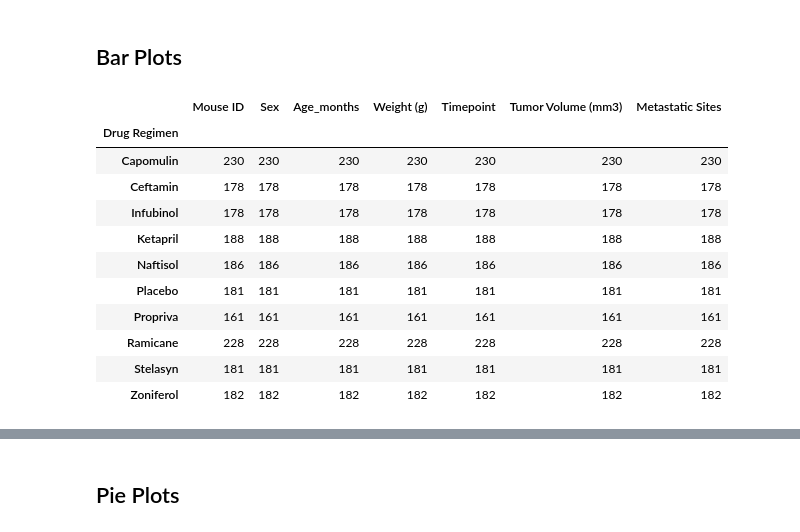
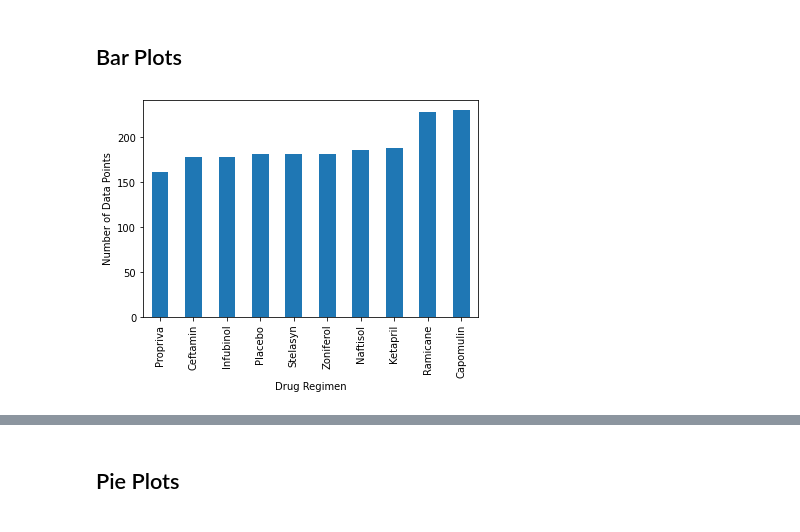
Before and after one commit to Ntorres95/matplotlib-hw, a Jupyter notebook: pymaceuticals_starter.ipynb, the cells around one changed output, grey strips where cells are left out. Saved outputs shown, nothing was run; the diff lists cells and outputs as text; code cells hidden in the pictures.

```diff
--- a/pymaceuticals_starter.ipynb
+++ b/pymaceuticals_starter.ipynb
@@ -148,18 +144,19 @@ complete_stats_df
 # %%
 # Generate a bar plot showing the number of mice per time point for each treatment throughout the course of the study using pandas.
 
+#creating a df for both bar plots
 barplot_data_df = merged_data.groupby("Drug Regimen").count()
-barplot_data_df
+
+#creating a df for the first bar plot
+first_barplot_data = barplot_data_df.sort_values(by="Mouse ID", ascending = "False")
+
+#create the first bar plot
+first_barplot_data.plot.bar(y='Mouse ID', legend=None)
+
+#add a y axis label
+plt.ylabel("Number of Data Points")
+
+#sanity check
+plt.show()
 # %% [output]
-|  | Mouse ID | Sex | Age_months | Weight (g) | Timepoint | Tumor Volume (mm3) | Metastatic Sites |
-| Drug Regimen |  |  |  |  |  |  |  |
-| Capomulin | 230 | 230 | 230 | 230 | 230 | 230 | 230 |
-| Ceftamin | 178 | 178 | 178 | 178 | 178 | 178 | 178 |
-| Infubinol | 178 | 178 | 178 | 178 | 178 | 178 | 178 |
-| Ketapril | 188 | 188 | 188 | 188 | 188 | 188 | 188 |
-| Naftisol | 186 | 186 | 186 | 186 | 186 | 186 | 186 |
-| Placebo | 181 | 181 | 181 | 181 | 181 | 181 | 181 |
-| Propriva | 161 | 161 | 161 | 161 | 161 | 161 | 161 |
-| Ramicane | 228 | 228 | 228 | 228 | 228 | 228 | 228 |
-| Stelasyn | 181 | 181 | 181 | 181 | 181 | 181 | 181 |
-| Zoniferol | 182 | 182 | 182 | 182 | 182 | 182 | 182 |
+[figure, added]
```
Also changed, not shown: parts of 12 cells of this notebook.
